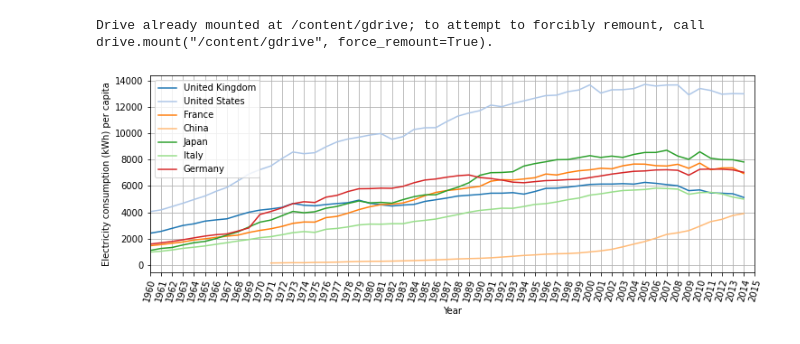
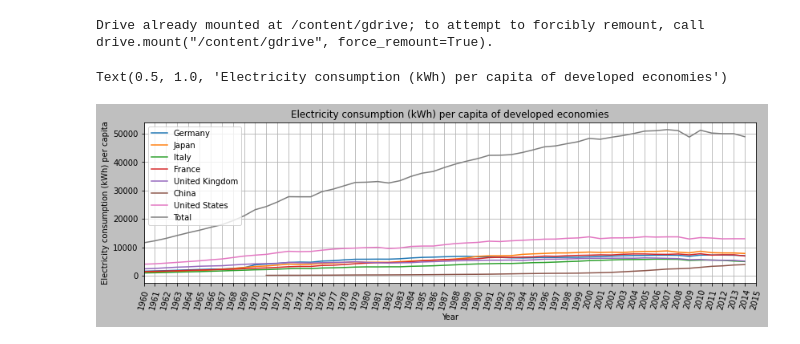
Before and after one commit to ndronen/econdata, a Jupyter notebook: notebooks/Electricity_consumption_and_GDP_growth.ipynb, the cells around one changed output. Saved outputs shown, nothing was run; the diff lists cells and outputs as text; code cells hidden in the pictures.

```diff
--- a/notebooks/Electricity_consumption_and_GDP_growth.ipynb
+++ b/notebooks/Electricity_consumption_and_GDP_growth.ipynb
@@ -121,12 +122,20 @@ clean_gdp_df = get_common_code_subset(common_codes, gdp_df, GDP_COUNTRY_CODE)
 clean_electricity_df = get_common_code_subset(common_codes, electricity_df, ELECTRICITY_COUNTRY_CODE)
 world_bank_data = WorldBankData(clean_gdp_df, clean_electricity_df)
 # %%
-def plot_electricity_consumption_for_countries(df, countries):
+def plot_electricity_consumption_for_countries(
+    df, countries, max_total_year=None, cmap=None
+):
     years = np.array(get_years_from_column_names(df))
-    cmap = plt.get_cmap("tab20")
+    if cmap is None:
+        cmap = plt.get_cmap("tab10")
 
     fig, ax = plt.subplots(1, figsize=(12, 4))
+    fig.patch.set_facecolor("gray")
+    fig.patch.set_alpha(0.5)
+
     max_year = int(years[0])
+    all_countries_by_year = defaultdict(list)
+
     for i, country in enumerate(countries):
         df_country = df[df[GDP_COUNTRY_NAME] == country]
         recorded_years = ~df_country[years].isnull().values[0]
@@ -136,6 +145,24 @@ def plot_electricity_consumption_for_countries(df, countries):
                 max_year = max(x)
             y = df_country[years].values[0][recorded_years]
             ax.plot(x, y, label=country, c=cmap(i))
+
+            for year, value in zip(years[recorded_years], y):
+                all_countries_by_year[int(year)].append(value)
+
+    # Also plot the total electricity consumption per capita.
+    total_x = np.array(sorted(all_countries_by_year.keys()))
+    total_y = []
+    for x in total_x:
+        total_y.append(sum(all_countries_by_year[x]))
+    total_y = np.array(total_y)
+
+    if max_total_year is not None:
+        max_total_year_mask = total_x <= max_total_year
+        total_x = total_x[max_total_year_mask]
+        total_y = total_y[max_total_year_mask]
+
+    ax.plot(total_x, total_y, label='Total', c=cmap(i + 1))
+
     years = years.astype(int)
     ax.set_xticks(years)
     ax.set_xticklabels(ax.get_xticks(), rotation=75)
@@ -143,21 +170,25 @@ def plot_electricity_consumption_for_countries(df, countries):
     ax.set_xlabel("Year")
     ax.set_ylabel("Electricity consumption (kWh) per capita")
     ax.grid()
-    plt.legend()
+    fig.tight_layout(pad=2)
+    ax.legend()
+    return fig, ax
 # %%
 largest_by_gdp = {
     "United States",
     "China",
     "Japan",
     "Germany",
     "United Kingdom",
     "France",
     "Italy"
 }
 
-plot_electricity_consumption_for_countries(
+fig, ax = plot_electricity_consumption_for_countries(
     world_bank_data.electricity,
     largest_by_gdp
 )
+ax.set_title("Electricity consumption (kWh) per capita of developed economies")
 # %% [output]
+Text(0.5, 1.0, 'Electricity consumption (kWh) per capita of developed economies')
-[figure, old version]
+[figure, new version]
```
Also changed, not shown: parts of 3 cells of this notebook.
